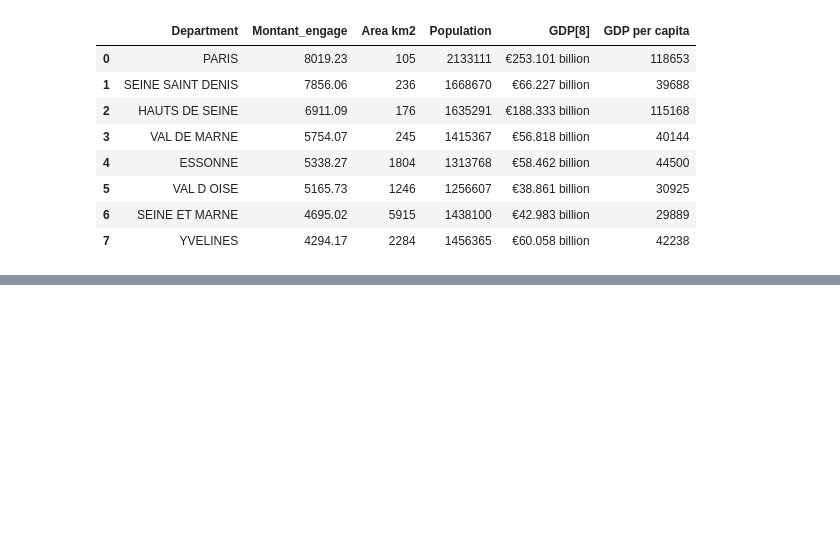
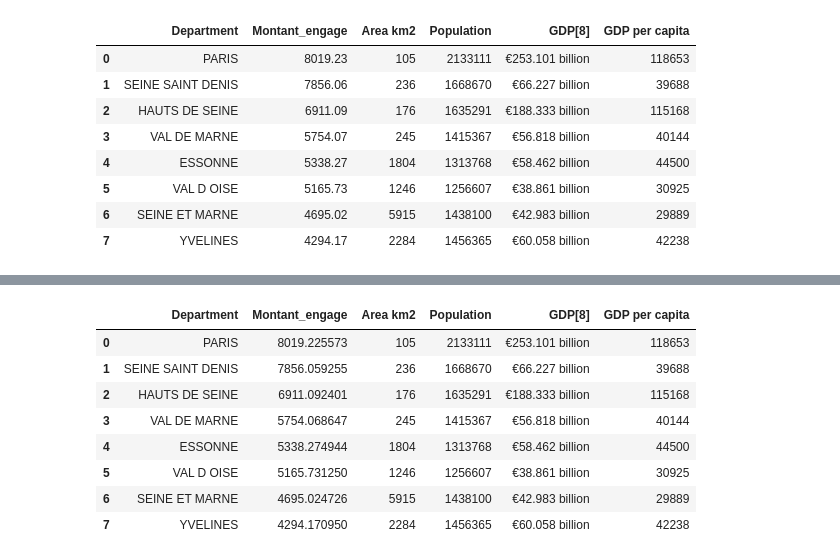
Before and after one commit to JosephYudita/auto, a Jupyter notebook: autonomous application on a dataset(Yudita).ipynb, the cells around one changed output, grey strips where cells are left out. Cells and saved outputs as stored; diff of their text form; code cells hidden in the pictures; blank space fills up the shorter version.

```diff
--- a/autonomous application on a dataset(Yudita).ipynb
+++ b/autonomous application on a dataset(Yudita).ipynb
@@ -287,0 +331,13 @@ idf2
+# %%
+grad_option = {'subset':["Population","Area km2"],'cmap':'Purples'}
+îledeFr.style.background_gradient(**grad_option)
+# %% [output]
+|  | Department | Montant_engage | Area km2 | Population | GDP[8] | GDP per capita |
+| 0 | PARIS | 8019.225573 | 105 | 2133111 | €253.101 billion | 118653 |
+| 1 | SEINE SAINT DENIS | 7856.059255 | 236 | 1668670 | €66.227 billion | 39688 |
+| 2 | HAUTS DE SEINE | 6911.092401 | 176 | 1635291 | €188.333 billion | 115168 |
+| 3 | VAL DE MARNE | 5754.068647 | 245 | 1415367 | €56.818 billion | 40144 |
+| 4 | ESSONNE | 5338.274944 | 1804 | 1313768 | €58.462 billion | 44500 |
+| 5 | VAL D OISE | 5165.731250 | 1246 | 1256607 | €38.861 billion | 30925 |
+| 6 | SEINE ET MARNE | 4695.024726 | 5915 | 1438100 | €42.983 billion | 29889 |
+| 7 | YVELINES | 4294.170950 | 2284 | 1456365 | €60.058 billion | 42238 |
```
Also changed, not shown: parts of 27 cells of this notebook.
